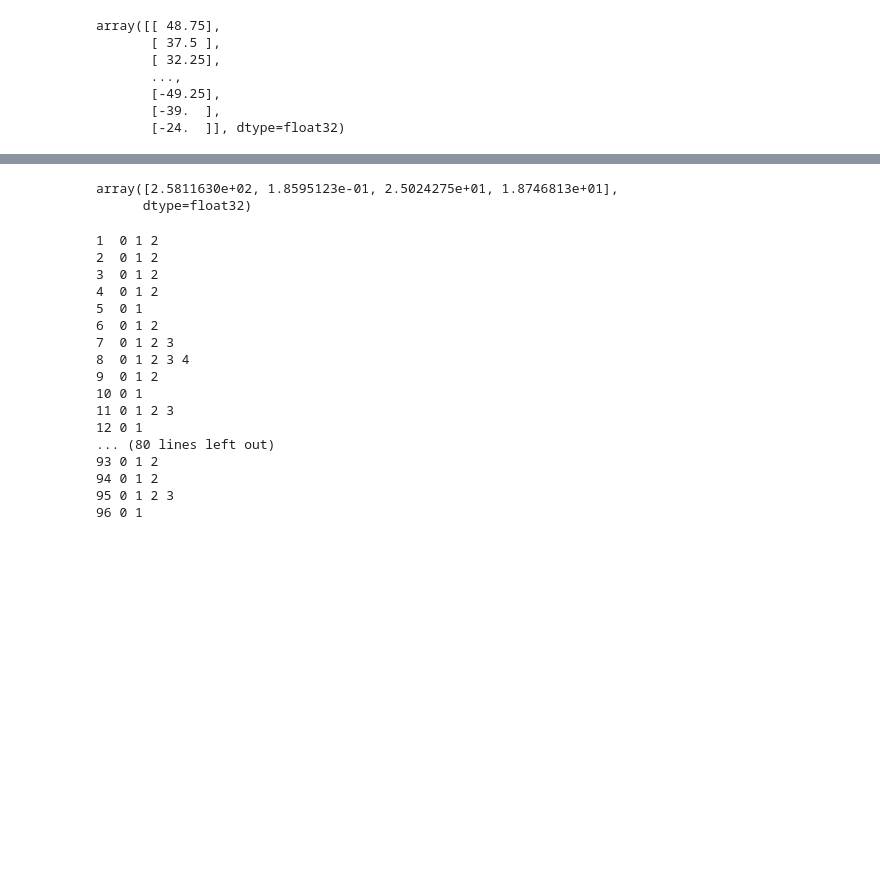
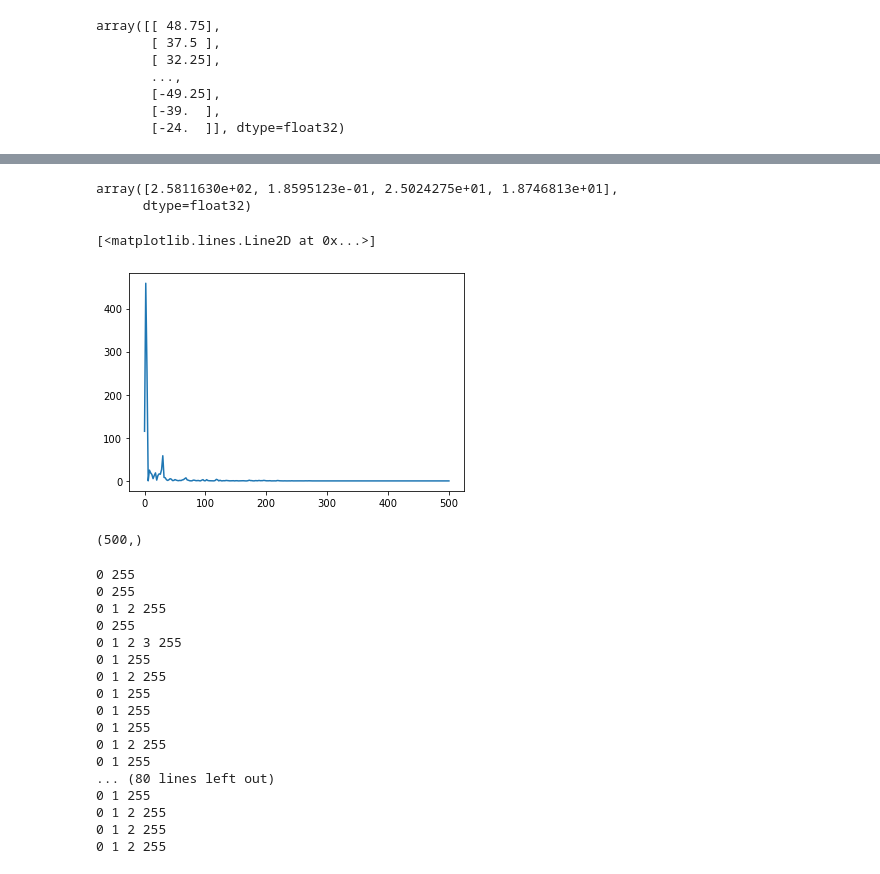
Before and after one commit to YunruoNi/BCI_Project, a Jupyter notebook: Data_Explore/explore.ipynb, the cells around one changed output, grey strips where cells are left out. Cells and saved outputs as stored; diff of their text form; code cells hidden in the pictures; blank space fills up the shorter version.

```diff
--- a/Data_Explore/explore.ipynb
+++ b/Data_Explore/explore.ipynb
@@ -173,49 +191,64 @@ trials[0]
 window_time = 0.5
 start_time = 3.4224
 
-chan_num = 3
+ch = 3
 monkey = 'N'
-data = all_data[monkey][chan_num]
-lfp_data = data['block']['segments'][0][0][0][0][0][0]['analogsignals'][0][0][0][0]#['file_origin'][0][-3:]
-assert lfp_data['file_origin'][0][-3:] == 'ns2'
-assert lfp_data['t_start_units'] == '(1.0/1000.0*s)'
-# lfp_data['signal']
-start_time_shifted = start_time - lfp_data['t_start'].item()
-op = int(start_time_shifted*1000)
-ed = int((start_time_shifted+window_time)*1000)
+def get_lfp_feat(monkey, ch, start_time, window_time):
+    data = all_data[monkey][ch]
+    lfp_data = data['block']['segments'][0][0][0][0][0][0]['analogsignals'][0][0][0][0]#['file_origin'][0][-3:]
+    assert lfp_data['file_origin'][0][-3:] == 'ns2'
+    assert lfp_data['t_start_units'] == '(1.0/1000.0*s)'
+    # lfp_data['signal']
+    start_time_shifted = start_time - lfp_data['t_start'].item()
+    op = int(start_time_shifted*1000)
+    ed = int((start_time_shifted+window_time)*1000)
+    sig = lfp_data['signal'].squeeze()[op:ed]
+    freqs, psd = signal.welch(sig, 1000, nperseg=len(sig))
+    return psd[2:6]
+
+get_lfp_feat('N', 3, 3.4224, 0.5)
+# %% [output]
+array([2.5811630e+02, 1.8595123e-01, 2.5024275e+01, 1.8746813e+01],
+      dtype=float32)
 # %%
 sig = lfp_data['signal'].squeeze()[op:ed]
 # %%
 freqs, psd = signal.welch(sig, 1000, nperseg=len(sig))
-psd[2:6]
+# psd#[2:6]
+plt.plot(freqs, psd)
+# freqs
 # %% [output]
-array([2.5811630e+02, 1.8595123e-01, 2.5024275e+01, 1.8746813e+01],
-      dtype=float32)
+[<matplotlib.lines.Line2D at 0x...>]
+[figure, added]
+# %%
+sig.shape
+# %% [output]
+(500,)
 # %%
 
 for ch in range(1,97):
-    data = all_data['N'][ch]
+    data = all_data['L'][ch]
 
     tmp = data['block']['segments'][0][0][0][0][0][0]['spiketrains'][0]#.shape[0]#[2][0][0]
-    print(str(ch).ljust(2), end = ' ')
+#     print(str(ch).ljust(2), end = ' ')
     for i in range(tmp.shape[0]):
         print(tmp[i][0][0]['an_unit_id'].item(), end=' ')
     print('')
 # %% [output]
-1  0 1 2
-2  0 1 2
-3  0 1 2
-4  0 1 2
-5  0 1
-6  0 1 2
-7  0 1 2 3
-8  0 1 2 3 4
-9  0 1 2
-10 0 1
-11 0 1 2 3
-12 0 1
+0 255
+0 255
+0 1 2 255
+0 255
+0 1 2 3 255
+0 1 255
+0 1 2 255
+0 1 255
+0 1 255
+0 1 255
+0 1 2 255
+0 1 255
 ... (80 lines left out)
-93 0 1 2
-94 0 1 2
-95 0 1 2 3
-96 0 1
+0 1 255
+0 1 2 255
+0 1 2 255
+0 1 2 255
```
Also changed, not shown: parts of 7 cells of this notebook, 3 other files.
